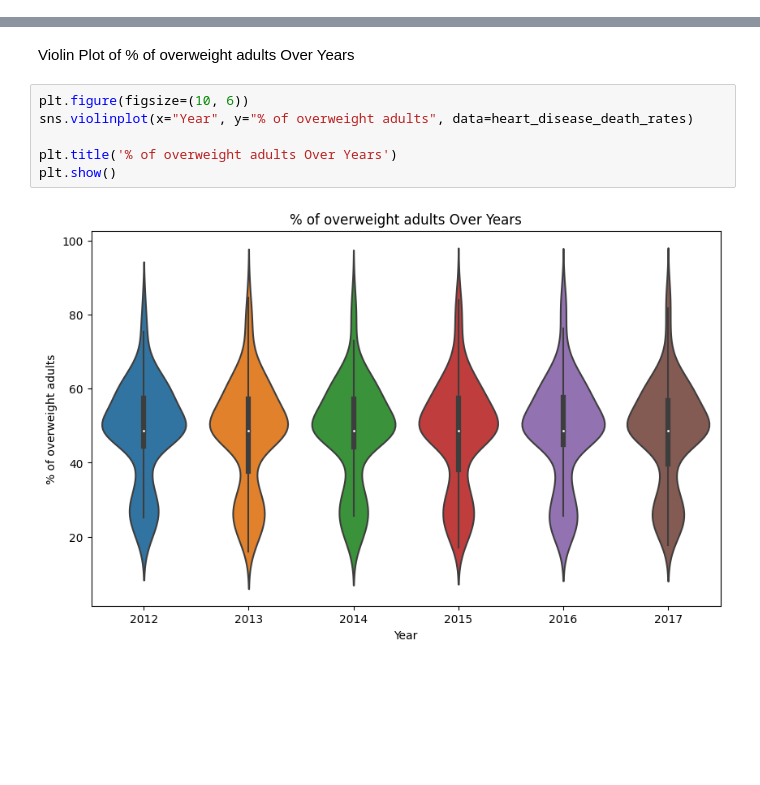
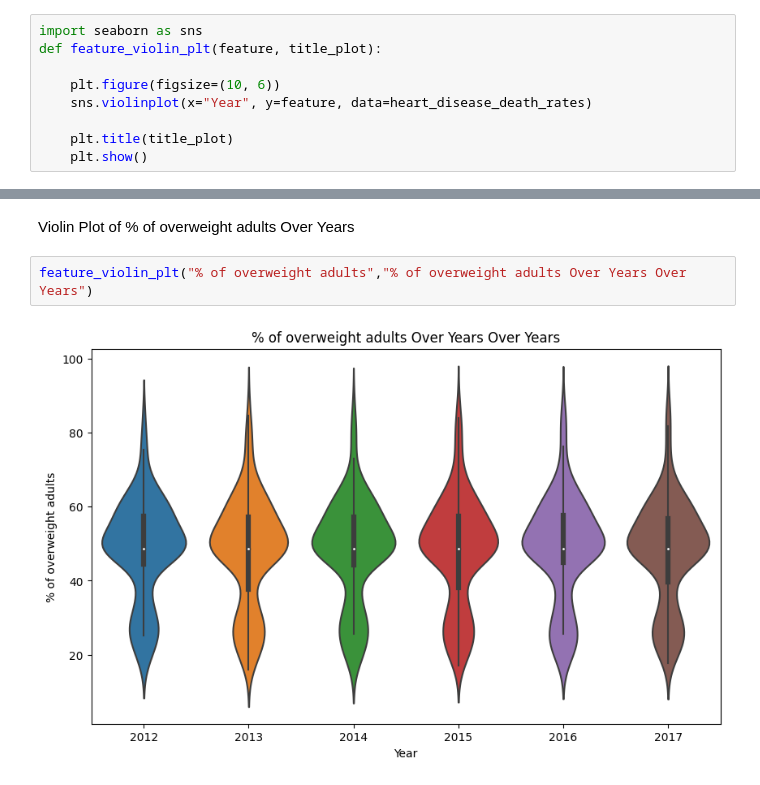
Before and after one commit to tulisamarth123/tulisamarth123.github.io, a Jupyter notebook: final_tutorial_notebook.ipynb, the cells around one changed output, grey strips where cells are left out. Cells and saved outputs as stored; diff of their text form; blank space fills up the shorter version.

Commit message:
plots are updated

```diff
--- a/final_tutorial_notebook.ipynb
+++ b/final_tutorial_notebook.ipynb
@@ -617,0 +643,9 @@ Percent of Missing Data: 0.0
+# %%
+import seaborn as sns
+def feature_violin_plt(feature, title_plot):
+
+    plt.figure(figsize=(10, 6))
+    sns.violinplot(x="Year", y=feature, data=heart_disease_death_rates)
+
+    plt.title(title_plot)
+    plt.show()
@@ -681,10 +703,6 @@ plt.show()
 # %% [markdown]
 Violin Plot of % of overweight adults Over Years
 # %%
-plt.figure(figsize=(10, 6))
-sns.violinplot(x="Year", y="% of overweight adults", data=heart_disease_death_rates)
-
-plt.title('% of overweight adults Over Years')
-plt.show()
+feature_violin_plt("% of overweight adults","% of overweight adults Over Years Over Years")
 # %% [output]
-[figure, old version]
+[figure, new version]
```
Also changed, not shown: parts of 16 cells of this notebook.
